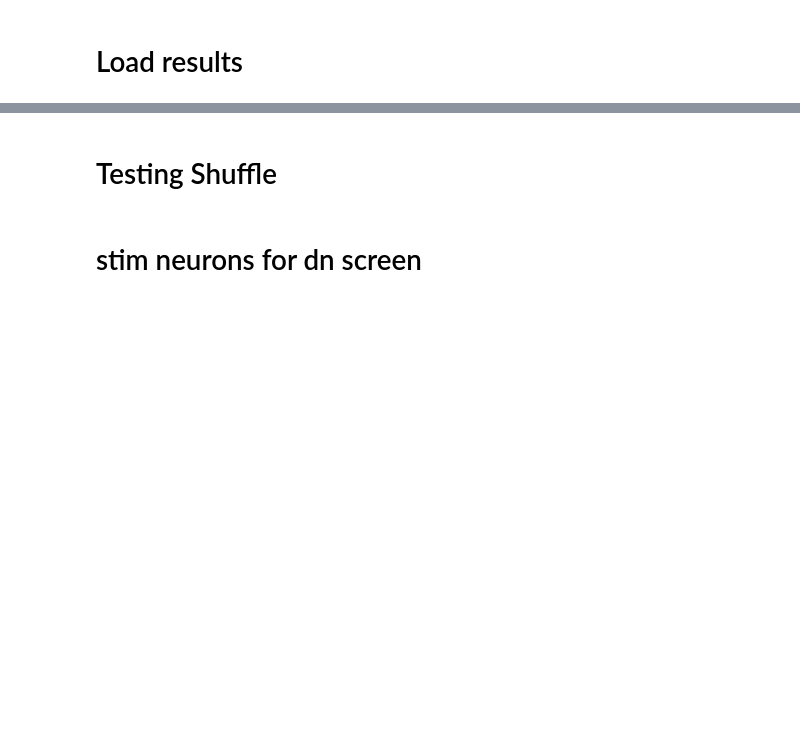
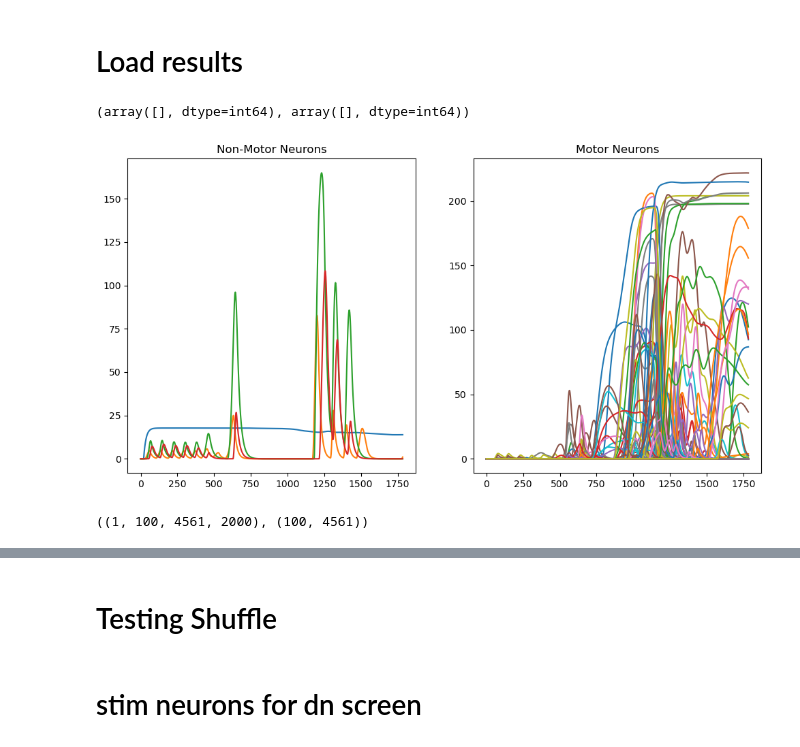
Before and after one commit to smpuglie/Pugliese_cpg_2025, a Jupyter notebook: notebooks/run_config.ipynb, the cells around one changed output, grey strips where cells are left out. Drawn from its saved outputs; the diff is of its cells as text; code cells hidden in the pictures; blank space fills up the shorter version.

Commit message:
Fix noisy input

```diff
--- a/notebooks/run_config.ipynb
+++ b/notebooks/run_config.ipynb
@@ -60,8 +102,33 @@ results = run_simulation_batched(
 )
 # %% [markdown]
 # Load results
-# %%
-# results = run_vnc_simulation_optimized(cfg)
-# save_path = cfg.paths.ckpt_dir  / "bdn2.npz"
-
-results = sparse.load_npz(cfg.paths.ckpt_dir  / "bdn2.npz").todense().astype(np.float32)
+# %%
+# results = run_vnc_simulation_optimized(cfg)
+# save_path = cfg.paths.ckpt_dir  / "bdn2.npz"
+
+results001 = sparse.load_npz("/data/users/eabe/Pugliese_2025/BND2_Stim_Test/debug/run_id=noisy_input001/ckpt/BND2_Stim_Test_Rs.npz") .todense().astype(np.float32)
+results01 = sparse.load_npz("/data/users/eabe/Pugliese_2025/BND2_Stim_Test/debug/run_id=noisy_input01/ckpt/BND2_Stim_Test_Rs.npz").todense().astype(np.float32)
+results1 = sparse.load_npz("/data/users/eabe/Pugliese_2025/BND2_Stim_Test/debug/run_id=noisy_input1/ckpt/BND2_Stim_Test_Rs.npz").todense().astype(np.float32)
+results10 = sparse.load_npz("/data/users/eabe/Pugliese_2025/BND2_Stim_Test/debug/run_id=noisy_input10/ckpt/BND2_Stim_Test_Rs.npz").todense().astype(np.float32)
+# %%
+np.where(np.all(np.sum(results,axis=-1)==0,axis=-1))
+# %% [output]
+(array([], dtype=int64), array([], dtype=int64))
+# %%
+R = results1[0][18]
+
+
+wTable = pd.read_csv("../data/manc t1 connectome data/wTable_20231020_DNtoMN_unsorted_withModules.csv",index_col=0)
+nonMns = wTable.loc[(wTable["bodyId"]==10093) | (wTable["bodyId"]==10707) | (wTable["bodyId"]==13905) | (wTable["bodyId"]==11751)]
+mnIdxs = wTable.loc[wTable["class"]=="motor neuron"].index
+
+fig, axs = plt.subplots(1,2, figsize=(12, 6))
+for i in nonMns.index:
+    axs[0].plot(R[i])
+axs[0].set_title("Non-Motor Neurons")
+for i in mnIdxs:
+    axs[1].plot(R[i])
+axs[1].set_title("Motor Neurons")
+plt.savefig("/data/users/eabe/Pugliese_2025/BND2_Stim_Test/debug/run_id=noisy_input01/Example_R.png", dpi=300)
+# %% [output]
+[figure, added]
@@ -67,0 +155,4 @@ results = sparse.load_npz(cfg.paths.ckpt_dir  / "bdn2.npz").todense().astype(np.
+# %%
+results.shape, active_mask.shape
+# %% [output]
+((1, 100, 4561, 2000), (100, 4561))
```
Also changed, not shown: parts of 9 cells of this notebook, 5 other files.
